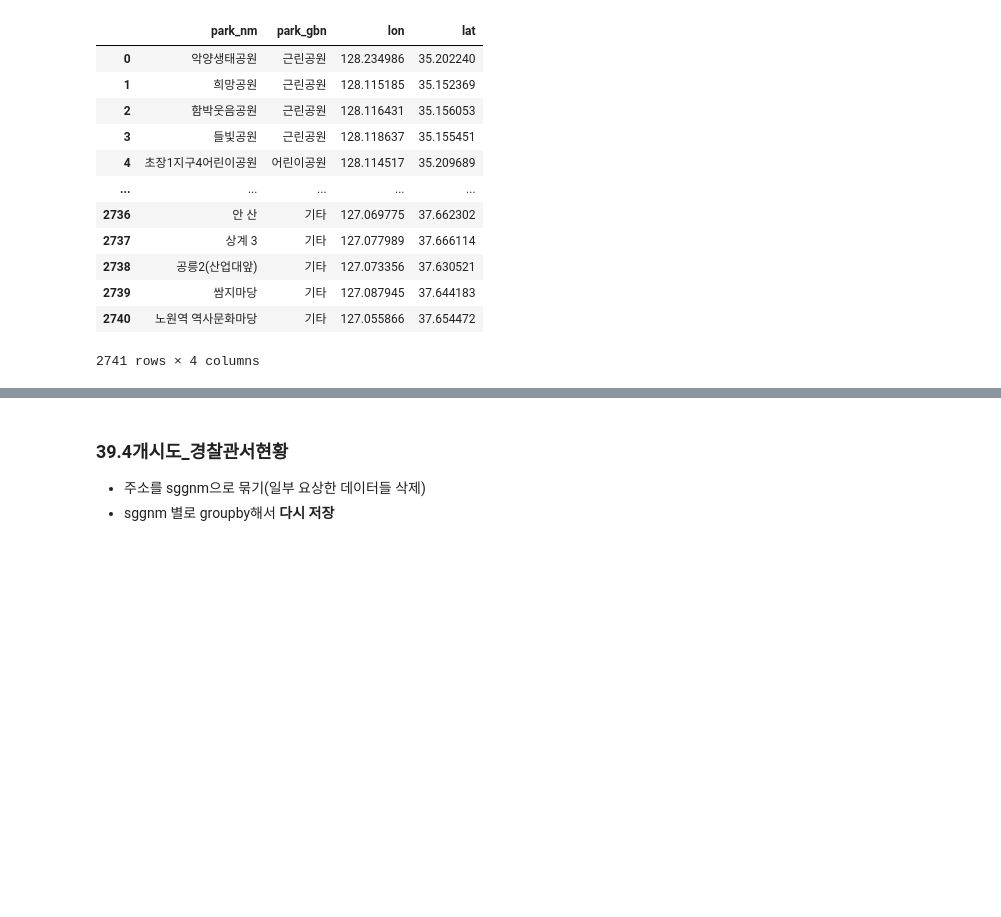
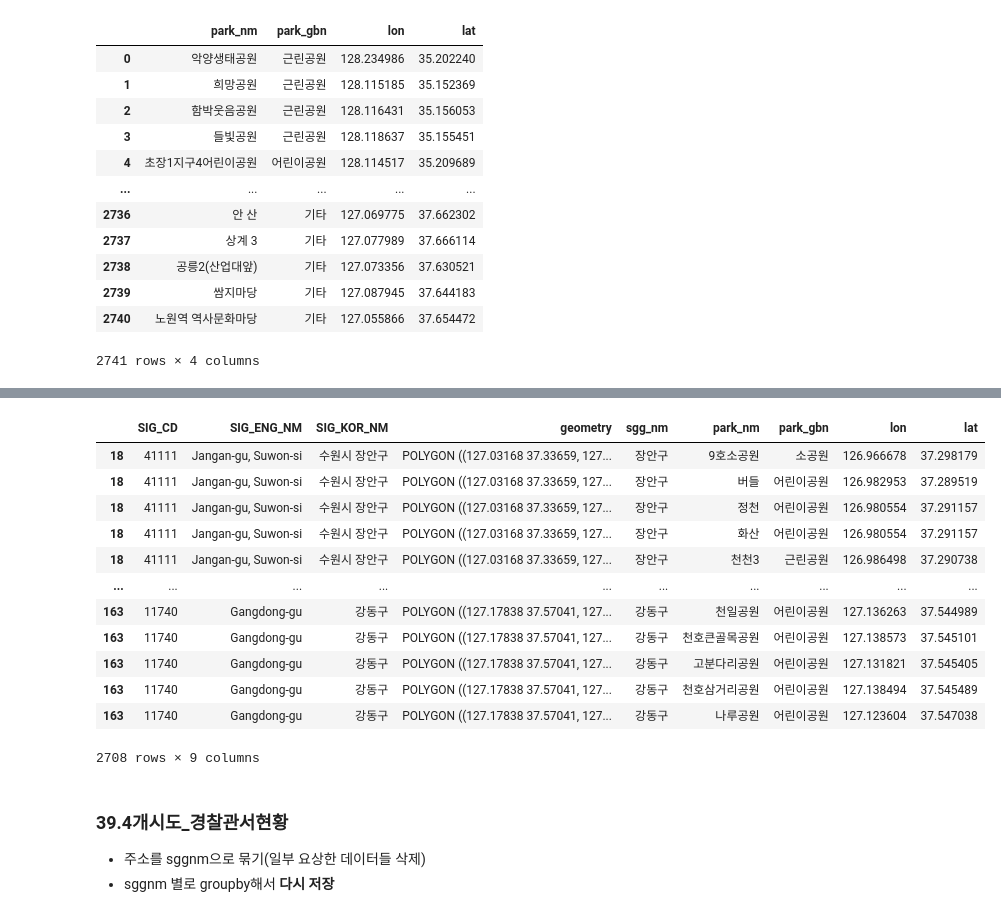
Before and after one commit to yxbxn/COMPAS2021-Suwon, a Jupyter notebook: EDA/전처리/전처리_나연.ipynb, the cells around one changed output, grey strips where cells are left out. Drawn from its saved outputs; the diff is of its cells as text; code cells hidden in the pictures; blank space fills up the shorter version.

```diff
--- a/EDA/전처리/전처리_나연.ipynb
+++ b/EDA/전처리/전처리_나연.ipynb
@@ -302,6 +318,9 @@ others_fire.to_csv('38.4개시도_화재발생통계.csv', index=False)
 # %% [markdown]
 ### 27. 4개시도_공원현황
 - 특별사항 x
+# %%
+GetCompasData('SBJ_2109_001', '27', '27.4개시도_공원현황.csv')
+others_park=pd.read_csv('27.4개시도_공원현황.csv')
 # %%
 others_park
 # %% [output]
@@ -323,6 +342,7 @@ epsg4326 = from_string("+proj=longlat +ellps=WGS84 +datum=WGS84 +no_defs")
 others_park['geometry'] = others_park.apply(lambda x : Point([x['lon'], x['lat']]), axis=1)
 others_park = gpd.GeoDataFrame(others_park, geometry='geometry', crs = epsg4326)
 others_park = gpd.sjoin(SIG_4, others_park, how='left', op="intersects")
+others_park.drop(['index_right'], inplace=True, axis=1)
 # %%
 others_park.to_csv('27.4개시도_공원현황.csv', index=False)
 # %%
@@ -335,3 +371,19 @@ others_park_sggnm.to_csv('27.4개시도_공원현황_구별종류별.csv', index
+# %%
+others_park
+# %% [output]
+|  | SIG_CD | SIG_ENG_NM | SIG_KOR_NM | geometry | sgg_nm | park_nm | park_gbn | lon | lat |
+| 18 | 41111 | Jangan-gu, Suwon-si | 수원시 장안구 | POLYGON ((127.03168 37.33659, 127... | 장안구 | 9호소공원 | 소공원 | 126.966678 | 37.298179 |
+| 18 | 41111 | Jangan-gu, Suwon-si | 수원시 장안구 | POLYGON ((127.03168 37.33659, 127... | 장안구 | 버들 | 어린이공원 | 126.982953 | 37.289519 |
+| 18 | 41111 | Jangan-gu, Suwon-si | 수원시 장안구 | POLYGON ((127.03168 37.33659, 127... | 장안구 | 정천 | 어린이공원 | 126.980554 | 37.291157 |
+| 18 | 41111 | Jangan-gu, Suwon-si | 수원시 장안구 | POLYGON ((127.03168 37.33659, 127... | 장안구 | 화산 | 어린이공원 | 126.980554 | 37.291157 |
+| 18 | 41111 | Jangan-gu, Suwon-si | 수원시 장안구 | POLYGON ((127.03168 37.33659, 127... | 장안구 | 천천3 | 근린공원 | 126.986498 | 37.290738 |
+| ... | ... | ... | ... | ... | ... | ... | ... | ... | ... |
+| 163 | 11740 | Gangdong-gu | 강동구 | POLYGON ((127.17838 37.57041, 127... | 강동구 | 천일공원 | 어린이공원 | 127.136263 | 37.544989 |
+| 163 | 11740 | Gangdong-gu | 강동구 | POLYGON ((127.17838 37.57041, 127... | 강동구 | 천호큰골목공원 | 어린이공원 | 127.138573 | 37.545101 |
+| 163 | 11740 | Gangdong-gu | 강동구 | POLYGON ((127.17838 37.57041, 127... | 강동구 | 고분다리공원 | 어린이공원 | 127.131821 | 37.545405 |
+| 163 | 11740 | Gangdong-gu | 강동구 | POLYGON ((127.17838 37.57041, 127... | 강동구 | 천호삼거리공원 | 어린이공원 | 127.138494 | 37.545489 |
+| 163 | 11740 | Gangdong-gu | 강동구 | POLYGON ((127.17838 37.57041, 127... | 강동구 | 나루공원 | 어린이공원 | 127.123604 | 37.547038 |
+2708 rows × 9 columns
 # %% [markdown]
 ### 39.4개시도_경찰관서현황
 - 주소를 sggnm으로 묶기(일부 요상한 데이터들 삭제)
```
Also changed, not shown: parts of 16 cells of this notebook, 1 other file.
